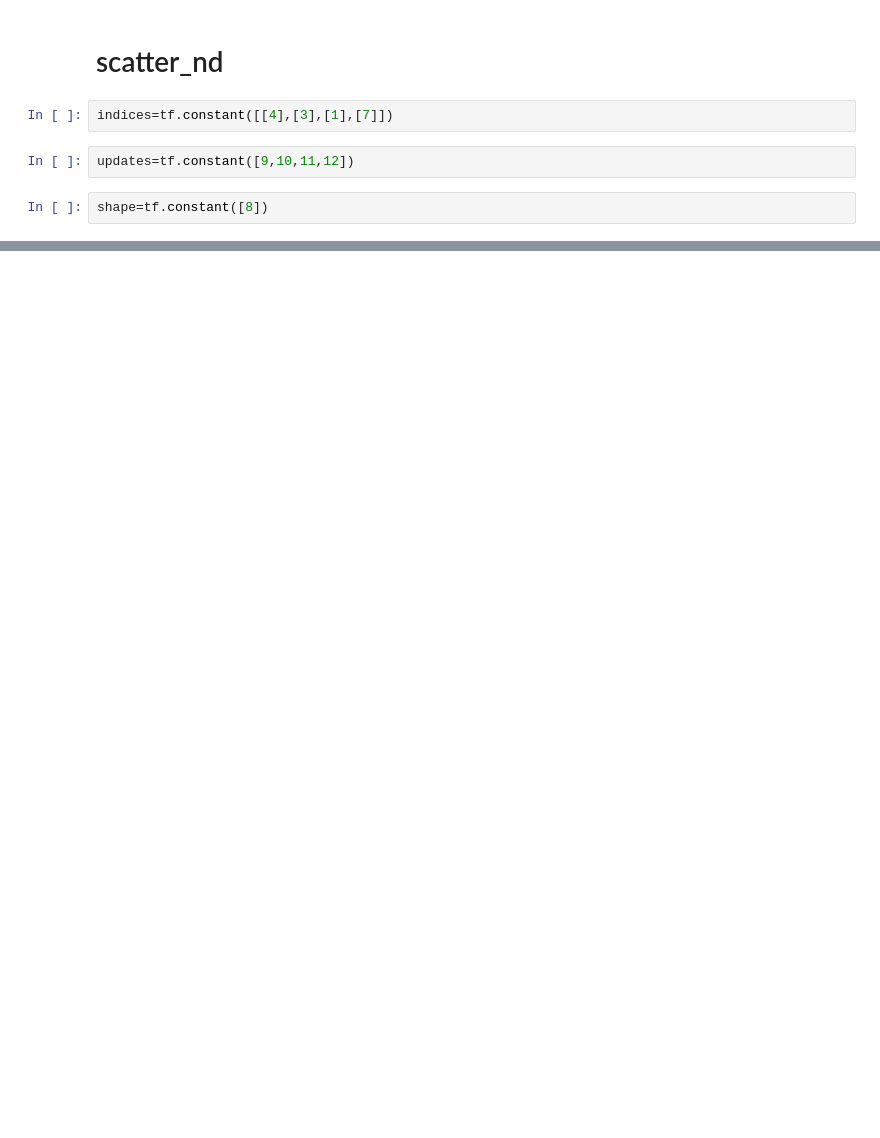
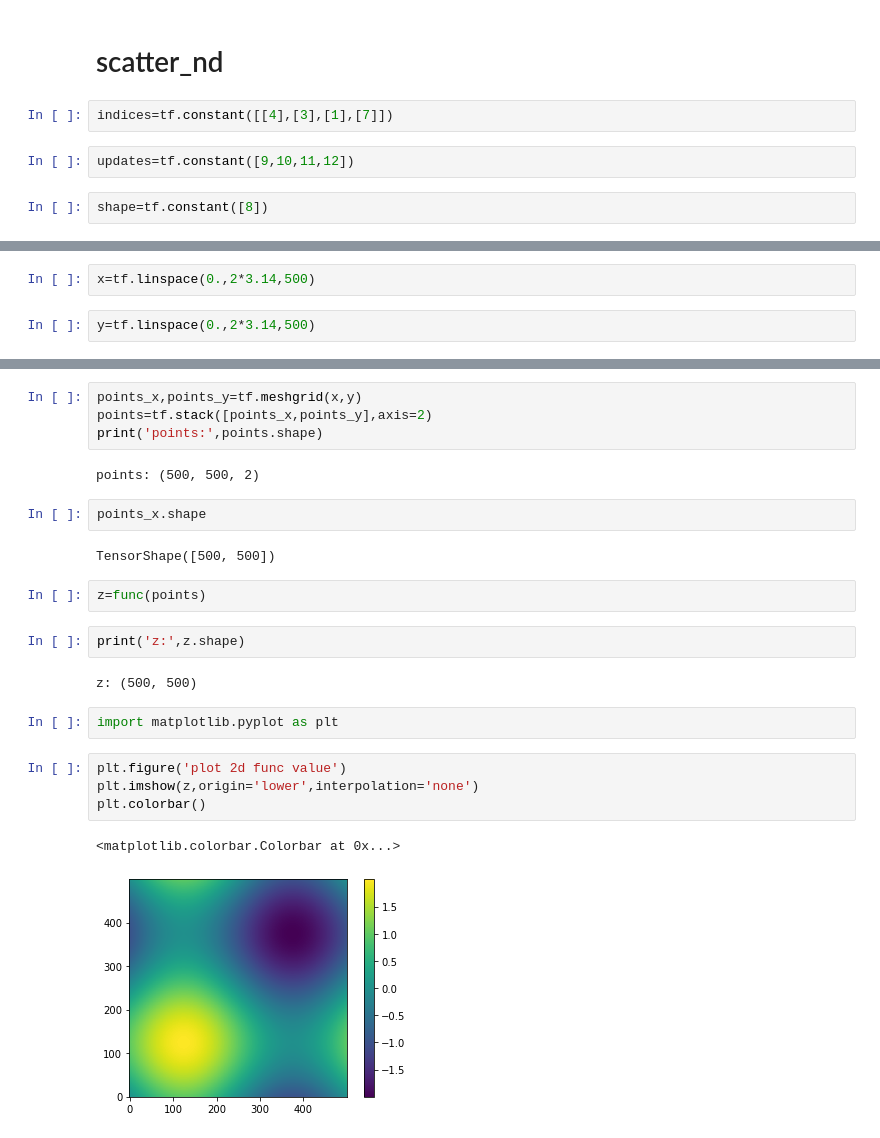
Before and after one commit to lixixi89055465/py_stu, a Jupyter notebook: tensorflow_stu/高阶操作-01.ipynb, the cells around one changed output, grey strips where cells are left out. Drawn from its saved outputs; the diff is of its cells as text; blank space fills up the shorter version.

```diff
--- a/tensorflow_stu/高阶操作-01.ipynb
+++ b/tensorflow_stu/高阶操作-01.ipynb
@@ -84,0 +183,4 @@ tf.scatter_nd(indices,updates,shape)
+# %%
+x=tf.linspace(0.,2*3.14,500)
+# %%
+y=tf.linspace(0.,2*3.14,500)
@@ -84,0 +189,25 @@ tf.scatter_nd(indices,updates,shape)
+# %%
+points_x,points_y=tf.meshgrid(x,y)
+points=tf.stack([points_x,points_y],axis=2)
+print('points:',points.shape)
+# %% [output]
+points: (500, 500, 2)
+# %%
+points_x.shape
+# %% [output]
+TensorShape([500, 500])
+# %%
+z=func(points)
+# %%
+print('z:',z.shape)
+# %% [output]
+z: (500, 500)
+# %%
+import matplotlib.pyplot as plt
+# %%
+plt.figure('plot 2d func value')
+plt.imshow(z,origin='lower',interpolation='none')
+plt.colorbar()
+# %% [output]
+<matplotlib.colorbar.Colorbar at 0x...>
+[figure, added]
```
Also changed, not shown: parts of 25 cells of this notebook, 1 other file.
